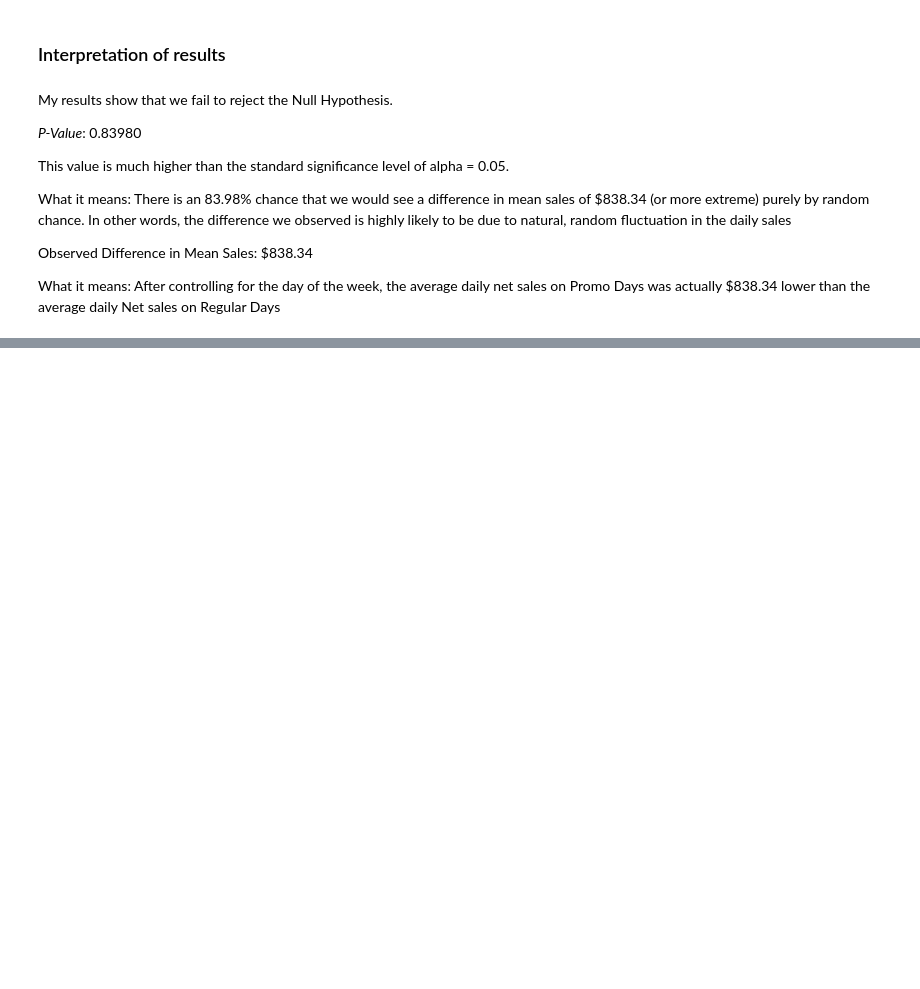
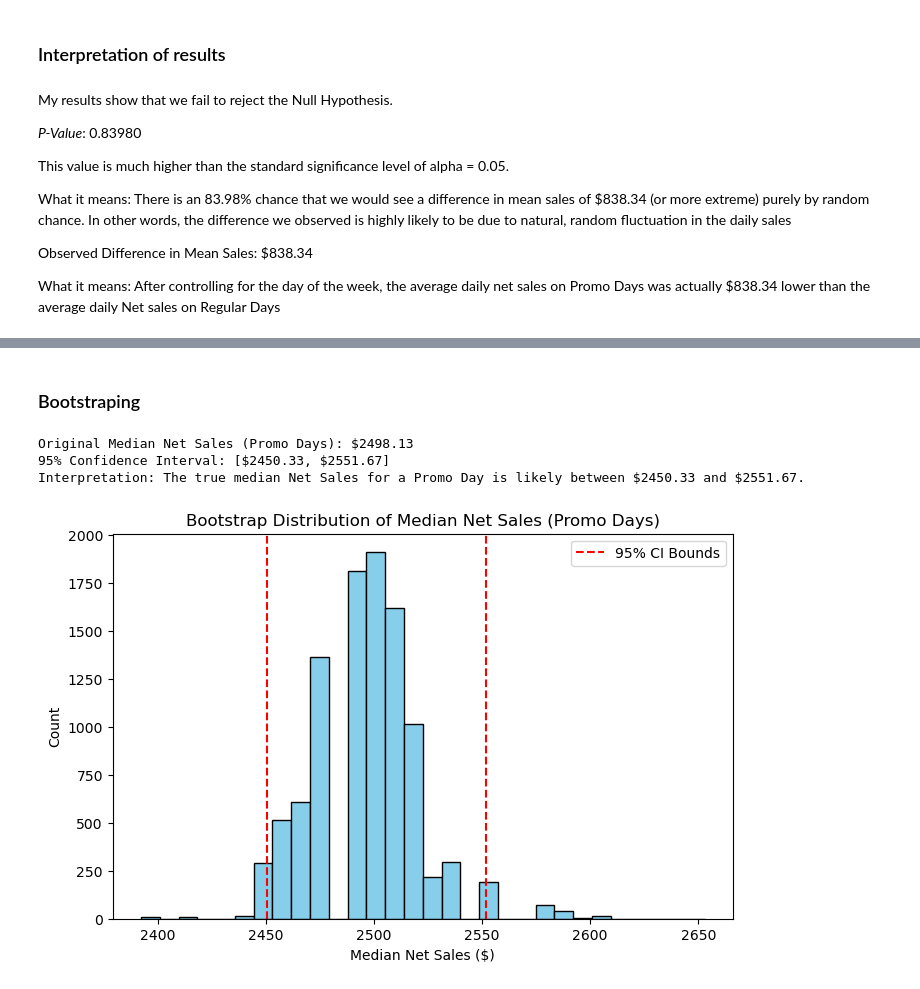
Before and after one commit to karanpalts/SEIS631FinalProject, a Jupyter notebook: LiquorProject.ipynb, the cells around one changed output, grey strips where cells are left out. Drawn from its saved outputs; the diff is of its cells as text; code cells hidden in the pictures; blank space fills up the shorter version.

Commit message:
working on bootstraping

```diff
--- a/LiquorProject.ipynb
+++ b/LiquorProject.ipynb
@@ -208,0 +218,53 @@ What it means: After controlling for the day of the week, the average daily net
+# %% [markdown]
+### Bootstraping
+# %%
+# PART 2  BOOTSTRAPPING ANALYSIS
+
+# 1. Define the population for resampling: only Net Sales from Promo Days
+
+promo_sales = liquor.loc[liquor['is_promo_day'] == True, 'Net sales']
+sample_size = len(promo_sales)
+# %%
+# 2. Run the Bootstrapping Simulation
+n_resamples = 10000
+bootstrap_medians = []
+
+# random seed for reproducibility
+np.random.seed(42)
+
+for i in range(n_resamples):
+    resample = np.random.choice(promo_sales, size=sample_size, replace=True)
+
+    # calc the median for the resample (The non-CLT metric)
+    resample_median = np.median(resample)
+    bootstrap_medians.append(resample_median)
+# %%
+
+# 3. calc the 95% Confidence Interval
+
+lower_bound = np.percentile(bootstrap_medians, 2.5)
+upper_bound = np.percentile(bootstrap_medians, 97.5)
+
+# 4. Print Results
+
+print(f"Original Median Net Sales (Promo Days): ${np.median(promo_sales):.2f}")
+print(f"95% Confidence Interval: [${lower_bound:.2f}, ${upper_bound:.2f}]")
+print(f"Interpretation: The true median Net Sales for a Promo Day is likely between ${lower_bound:.2f} and ${upper_bound:.2f}.")
+# %% [output]
+Original Median Net Sales (Promo Days): $2498.13
+95% Confidence Interval: [$2450.33, $2551.67]
+Interpretation: The true median Net Sales for a Promo Day is likely between $2450.33 and $2551.67.
+# %%
+
+# 5. Visualize the Bootstrap
+plt.figure(figsize=(8, 5))
+plt.hist(bootstrap_medians, bins=30, color='skyblue', edgecolor='black')
+plt.axvline(lower_bound, color='red', linestyle='--', linewidth=1.5, label='95% CI Bounds')
+plt.axvline(upper_bound, color='red', linestyle='--', linewidth=1.5)
+plt.title('Bootstrap Distribution of Median Net Sales (Promo Days)')
+plt.xlabel('Median Net Sales ($)')
+plt.ylabel('Count')
+plt.legend()
+plt.show()
+# %% [output]
+[figure, added]
```
Also changed, not shown: parts of 5 cells of this notebook, 1 other file.
